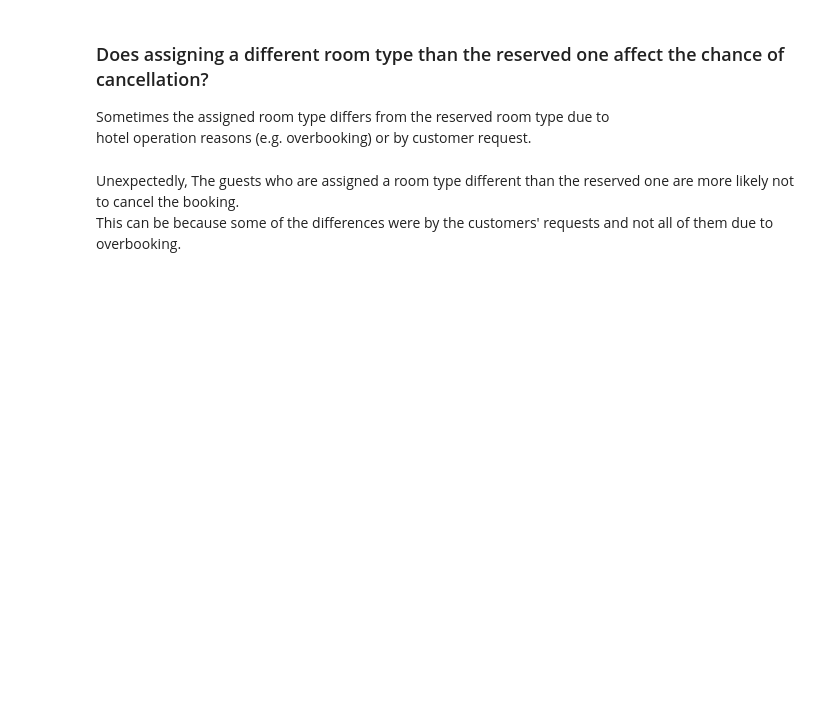
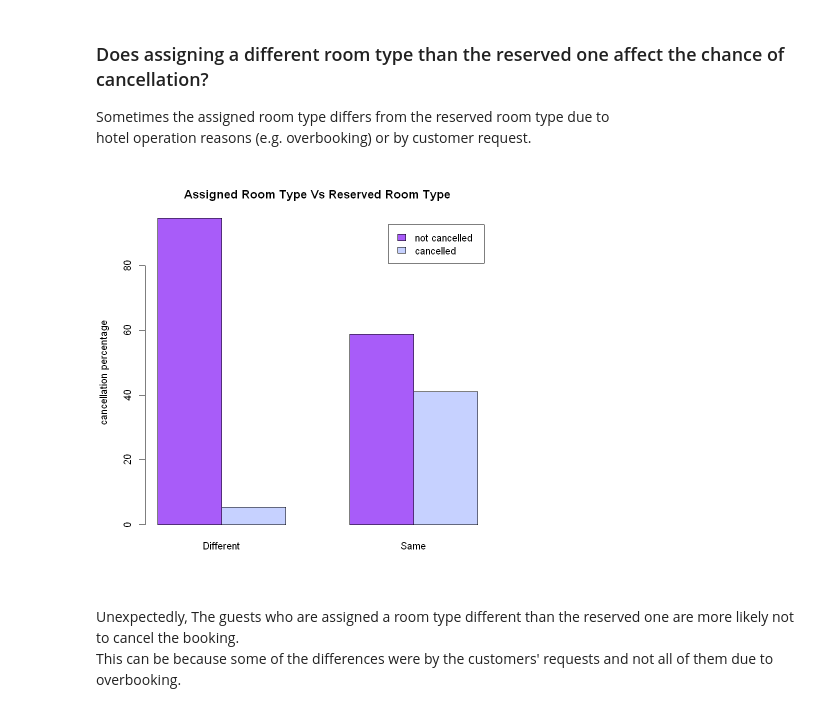
Before and after one commit to IslamAhmed1092/hotel-booking-demand-analysis, a Jupyter notebook: Analysis.ipynb, the cells around one changed output. Cells and saved outputs as stored; diff of their text form; code cells hidden in the pictures; blank space fills up the shorter version.

```diff
--- a/Analysis.ipynb
+++ b/Analysis.ipynb
@@ -475,17 +461,19 @@ hotel operation reasons (e.g. overbooking) or by customer request.
 # %%
 room_types = c("A", "B", "C", "D", "E", "F", "G", "H", "I", "K","L", "P")
 f1 = factor(data$assigned_room_type, levels = room_types)
 f2 = factor(data$reserved_room_type, levels = room_types)
 
 
 labels <- c("not cancelled", "cancelled")
 
 room_cancel <- prop.table(table(f1 == f2, data$is_canceled), margin=1)*100
 rownames(room_cancel) = c("Different", "Same")
 room_cancel <- t(room_cancel)
 
-barplot(room_cancel, main = "Assigned Room Type Vs Reserved Room Type",
+barplot(room_cancel, beside = T, main = "Assigned Room Type Vs Reserved Room Type",
         ylab = "cancellation percentage",legend.text = labels, col = colors)
+# %% [output]
+[figure, added]
 # %% [markdown]
 Unexpectedly, The guests who are assigned a room type different than the reserved one are  more likely not to cancel the booking.
 This can be because some of the differences were by the customers' requests and not all of them due to overbooking.
```
Also changed, not shown: parts of 12 cells of this notebook, 1 other file.
